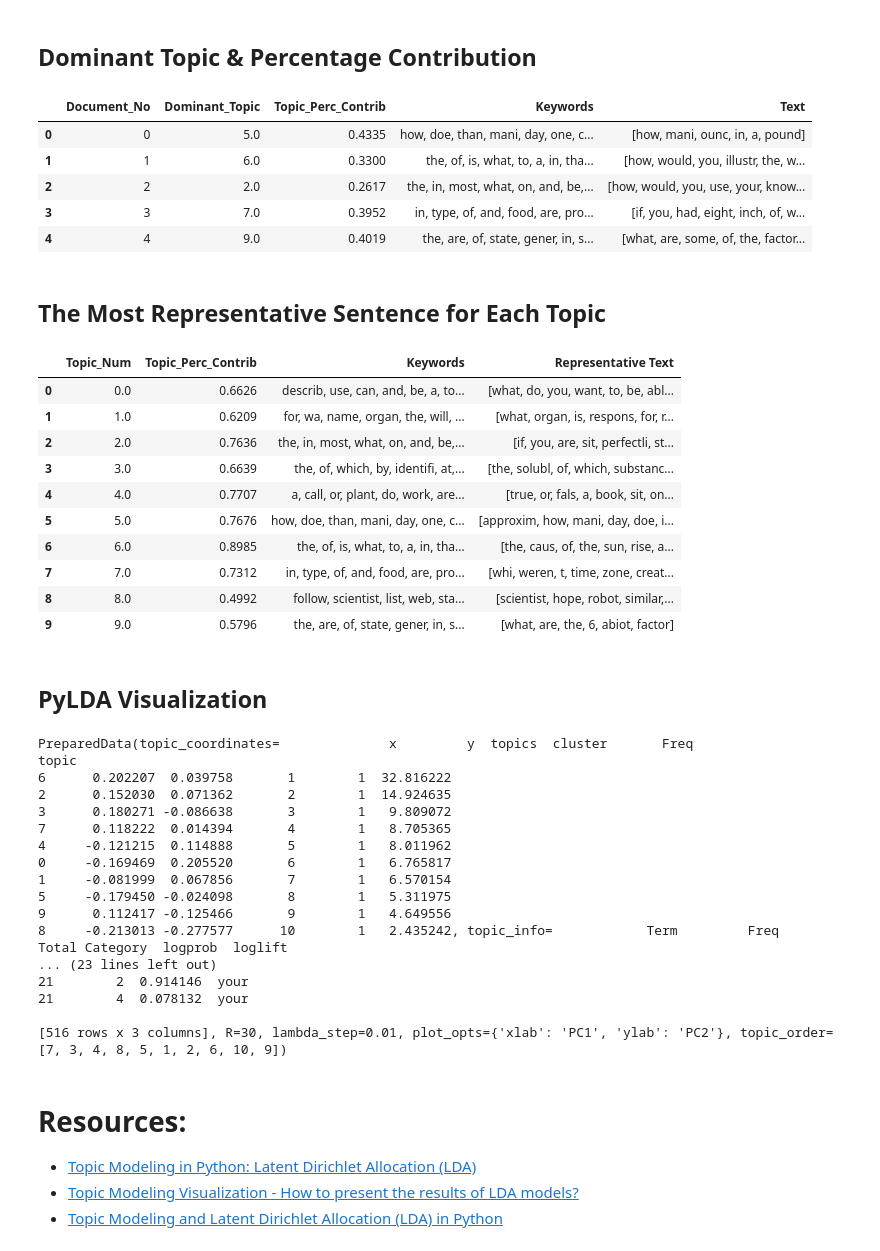
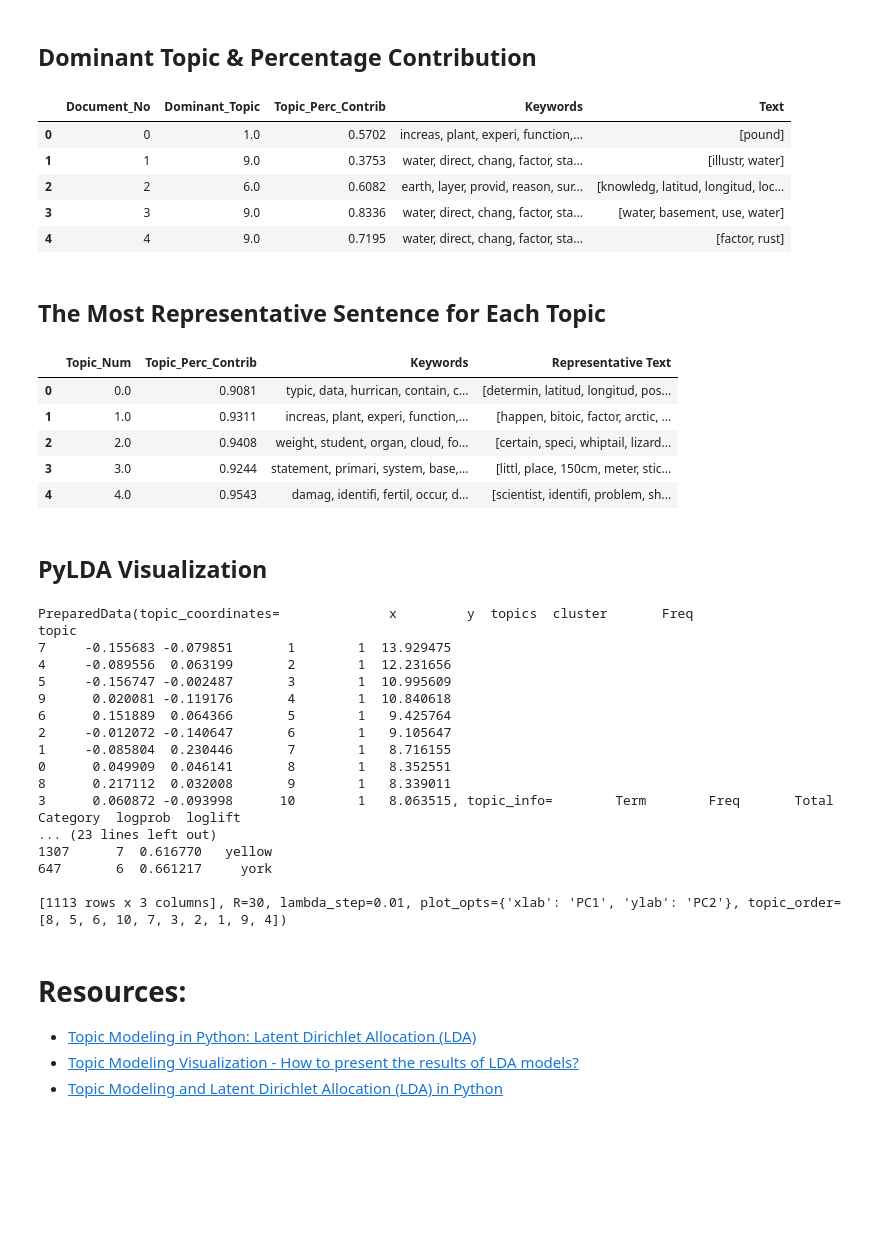
Before and after one commit to kristen770/Science-Standards-NLP-Analysis, a Jupyter notebook: Latent Dirichlet Allocation Model .ipynb, the cells around one changed output. Saved outputs shown, nothing was run; the diff lists cells and outputs as text; code cells hidden in the pictures; blank space fills up the shorter version.

```diff
--- a/Latent Dirichlet Allocation Model .ipynb
+++ b/Latent Dirichlet Allocation Model .ipynb
@@ -66,11 +66,8 @@ def lemmatize(text):
 
 def remove_stopwords(text):
     #returns a list with stopwords removed
-    import nltk
-    from nltk.corpus import stopwords
-    stopword=stopwords.words('english')
-    #return list with stopwords removed
-    return [t for t in text if word not in stopword]
+    from gensim.parsing.preprocessing import remove_stopwords
+    return [remove_stopwords(word) for word in text]
 
 def stemm(text):
     ps = PorterStemmer()
@@ -79,8 +76,8 @@ def stemm(text):
 def preprocess(text):
     lowered = lower_words(text) #lower all words
     alphanumeric = remove_punc(lowered) #remove punctuation
-    sentence_list = [text.split(",") for text in alphanumeric] #create a list for each sentence
+    stopped = remove_stopwords(alphanumeric) #remove stop words
+    sentence_list = [text.split(",") for text in stopped] #create a list for each sentence
     lemmatized = lemmatize(sentence_list) #lemmatize list
-    stopped = remove_stopwords(lemmatized) #remove stop words
     stemmed = stemm(stopped) # stem words
     return [" ".join(x).split() for x in stemmed] #remove any blanks
@@ -87 +87,7 @@ def preprocess(text):
+# %%
+#filter out just the words that are greater that 3
+for sentence in corpi_list:
+    for word in sentence:
+        if len(word) < 5: #the data here was a bit off on lenght so I needed to adjust it to 5 to actually filter for 3
+            sentence.remove(word)
 # %%
@@ -111,7 +135,6 @@ lda_model = gensim.models.LdaModel(corpus=corpus,
                                       id2word=id2word,
                                       num_topics=10,
                                       random_state=42,
-                                      chunksize=100,
                                       alpha='auto',
                                       per_word_topics=True)
 
@@ -174,51 +197,45 @@ df_dominant_topic.columns = ['Document_No', 'Dominant_Topic', 'Topic_Perc_Contri
 df_dominant_topic.head(5)
 # %% [output]
 |  | Document_No | Dominant_Topic | Topic_Perc_Contrib | Keywords | Text |
-| 0 | 0 | 5.0 | 0.4335 | how, doe, than, mani, day, one, c... | [how, mani, ounc, in, a, pound] |
-| 1 | 1 | 6.0 | 0.3300 | the, of, is, what, to, a, in, tha... | [how, would, you, illustr, the, w... |
-| 2 | 2 | 2.0 | 0.2617 | the, in, most, what, on, and, be,... | [how, would, you, use, your, know... |
-| 3 | 3 | 7.0 | 0.3952 | in, type, of, and, food, are, pro... | [if, you, had, eight, inch, of, w... |
-| 4 | 4 | 9.0 | 0.4019 | the, are, of, state, gener, in, s... | [what, are, some, of, the, factor... |
+| 0 | 0 | 1.0 | 0.5702 | increas, plant, experi, function,... | [pound] |
+| 1 | 1 | 9.0 | 0.3753 | water, direct, chang, factor, sta... | [illustr, water] |
+| 2 | 2 | 6.0 | 0.6082 | earth, layer, provid, reason, sur... | [knowledg, latitud, longitud, loc... |
+| 3 | 3 | 9.0 | 0.8336 | water, direct, chang, factor, sta... | [water, basement, use, water] |
+| 4 | 4 | 9.0 | 0.7195 | water, direct, chang, factor, sta... | [factor, rust] |
 # %% [markdown]
 ## The Most Representative Sentence for Each Topic
 # %%
 # Display setting to show more characters in column
 pd.options.display.max_colwidth = 100
 
 sent_topics_sorteddf_mallet = pd.DataFrame()
 sent_topics_outdf_grpd = df_topic_sents_keywords.groupby('Dominant_Topic')
 
 for i, grp in sent_topics_outdf_grpd:
     sent_topics_sorteddf_mallet = pd.concat([sent_topics_sorteddf_mallet,
                                              grp.sort_values(['Perc_Contribution'], ascending=False).head(1)],
                                             axis=0)
 
 # Reset Index
 sent_topics_sorteddf_mallet.reset_index(drop=True, inplace=True)
 
 # Format
 sent_topics_sorteddf_mallet.columns = ['Topic_Num', "Topic_Perc_Contrib",
                                        "Keywords", "Representative Text"]
 
 # Show
-sent_topics_sorteddf_mallet.head(10)
+sent_topics_sorteddf_mallet.head(5)
 # %% [output]
 |  | Topic_Num | Topic_Perc_Contrib | Keywords | Representative Text |
-| 0 | 0.0 | 0.6626 | describ, use, can, and, be, a, to... | [what, do, you, want, to, be, abl... |
-| 1 | 1.0 | 0.6209 | for, wa, name, organ, the, will, ... | [what, organ, is, respons, for, r... |
-| 2 | 2.0 | 0.7636 | the, in, most, what, on, and, be,... | [if, you, are, sit, perfectli, st... |
-| 3 | 3.0 | 0.6639 | the, of, which, by, identifi, at,... | [the, solubl, of, which, substanc... |
-| 4 | 4.0 | 0.7707 | a, call, or, plant, do, work, are... | [true, or, fals, a, book, sit, on... |
-| 5 | 5.0 | 0.7676 | how, doe, than, mani, day, one, c... | [approxim, how, mani, day, doe, i... |
-| 6 | 6.0 | 0.8985 | the, of, is, what, to, a, in, tha... | [the, caus, of, the, sun, rise, a... |
-| 7 | 7.0 | 0.7312 | in, type, of, and, food, are, pro... | [whi, weren, t, time, zone, creat... |
-| 8 | 8.0 | 0.4992 | follow, scientist, list, web, sta... | [scientist, hope, robot, similar,... |
-| 9 | 9.0 | 0.5796 | the, are, of, state, gener, in, s... | [what, are, the, 6, abiot, factor] |
+| 0 | 0.0 | 0.9081 | typic, data, hurrican, contain, c... | [determin, latitud, longitud, pos... |
+| 1 | 1.0 | 0.9311 | increas, plant, experi, function,... | [happen, bitoic, factor, arctic, ... |
+| 2 | 2.0 | 0.9408 | weight, student, organ, cloud, fo... | [certain, speci, whiptail, lizard... |
+| 3 | 3.0 | 0.9244 | statement, primari, system, base,... | [littl, place, 150cm, meter, stic... |
+| 4 | 4.0 | 0.9543 | damag, identifi, fertil, occur, d... | [scientist, identifi, problem, sh... |
 # %% [markdown]
 ## PyLDA Visualization
 # %%
 import pyLDAvis.gensim
-
 
 pyLDAvis.enable_notebook()
 vis = pyLDAvis.gensim.prepare(lda_model, corpus, id2word)
@@ -226,21 +243,21 @@ vis
 # %% [output]
 PreparedData(topic_coordinates=              x         y  topics  cluster       Freq
 topic
-6      0.202207  0.039758       1        1  32.816222
-2      0.152030  0.071362       2        1  14.924635
-3      0.180271 -0.086638       3        1   9.809072
-7      0.118222  0.014394       4        1   8.705365
-4     -0.121215  0.114888       5        1   8.011962
-0     -0.169469  0.205520       6        1   6.765817
-1     -0.081999  0.067856       7        1   6.570154
-5     -0.179450 -0.024098       8        1   5.311975
-9      0.112417 -0.125466       9        1   4.649556
-8     -0.213013 -0.277577      10        1   2.435242, topic_info=            Term         Freq        Total Category  logprob  loglift
+7     -0.155683 -0.079851       1        1  13.929475
+4     -0.089556  0.063199       2        1  12.231656
+5     -0.156747 -0.002487       3        1  10.995609
+9      0.020081 -0.119176       4        1  10.840618
+6      0.151889  0.064366       5        1   9.425764
+2     -0.012072 -0.140647       6        1   9.105647
+1     -0.085804  0.230446       7        1   8.716155
+0      0.049909  0.046141       8        1   8.352551
+8      0.217112  0.032008       9        1   8.339011
+3      0.060872 -0.093998      10        1   8.063515, topic_info=        Term        Freq       Total Category  logprob  loglift
 ... (23 lines left out)
-21        2  0.914146  your
-21        4  0.078132  your
+1307      7  0.616770   yellow
+647       6  0.661217     york
 
-[516 rows x 3 columns], R=30, lambda_step=0.01, plot_opts={'xlab': 'PC1', 'ylab': 'PC2'}, topic_order=[7, 3, 4, 8, 5, 1, 2, 6, 10, 9])
+[1113 rows x 3 columns], R=30, lambda_step=0.01, plot_opts={'xlab': 'PC1', 'ylab': 'PC2'}, topic_order=[8, 5, 6, 10, 7, 3, 2, 1, 9, 4])
 # %% [markdown]
 # Resources:
 * [Topic Modeling in Python: Latent Dirichlet Allocation (LDA)](https://towardsdatascience.com/end-to-end-topic-modeling-in-python-latent-dirichlet-allocation-lda-35ce4ed6b3e0)
```
Also changed, not shown: parts of 4 cells of this notebook, 1 other file.
